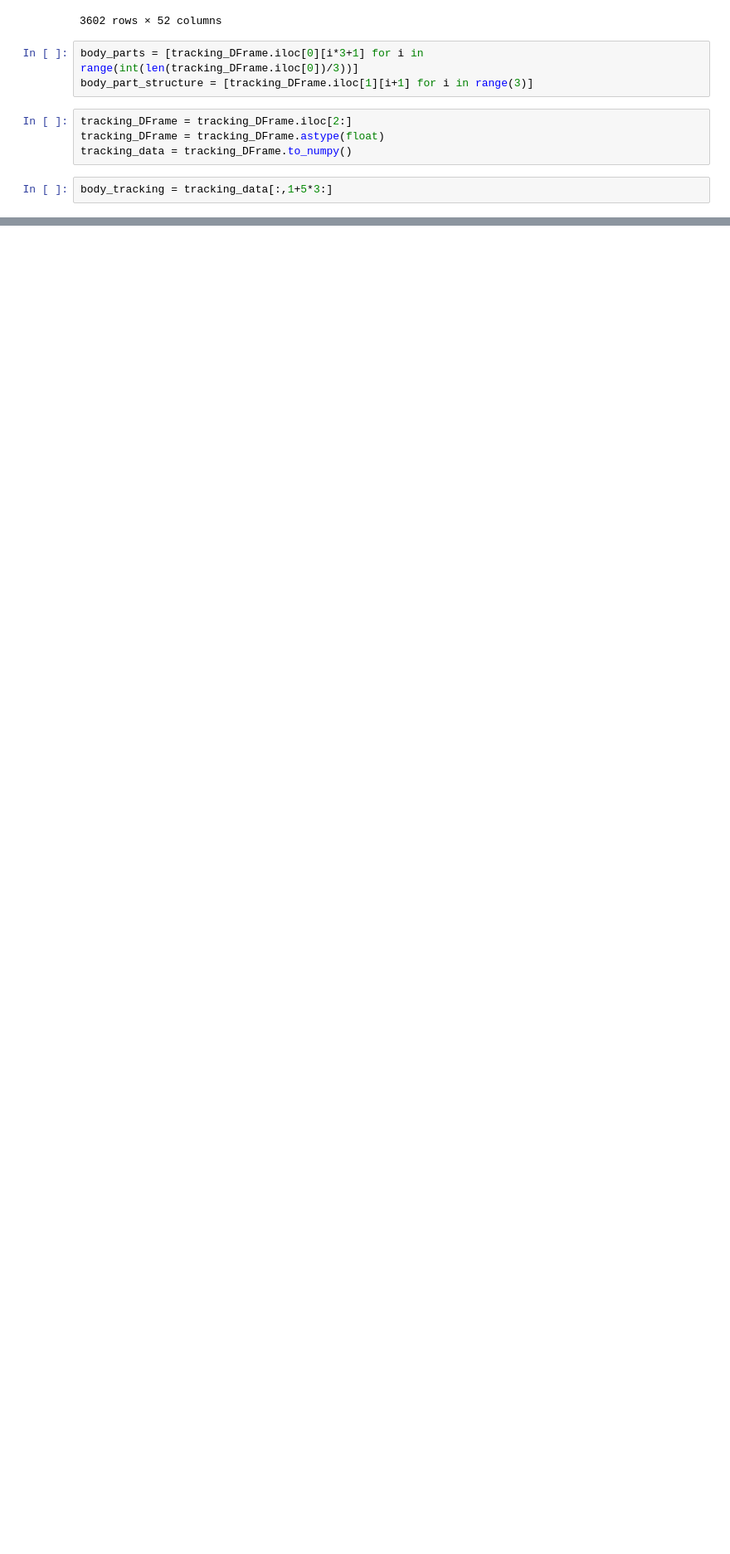
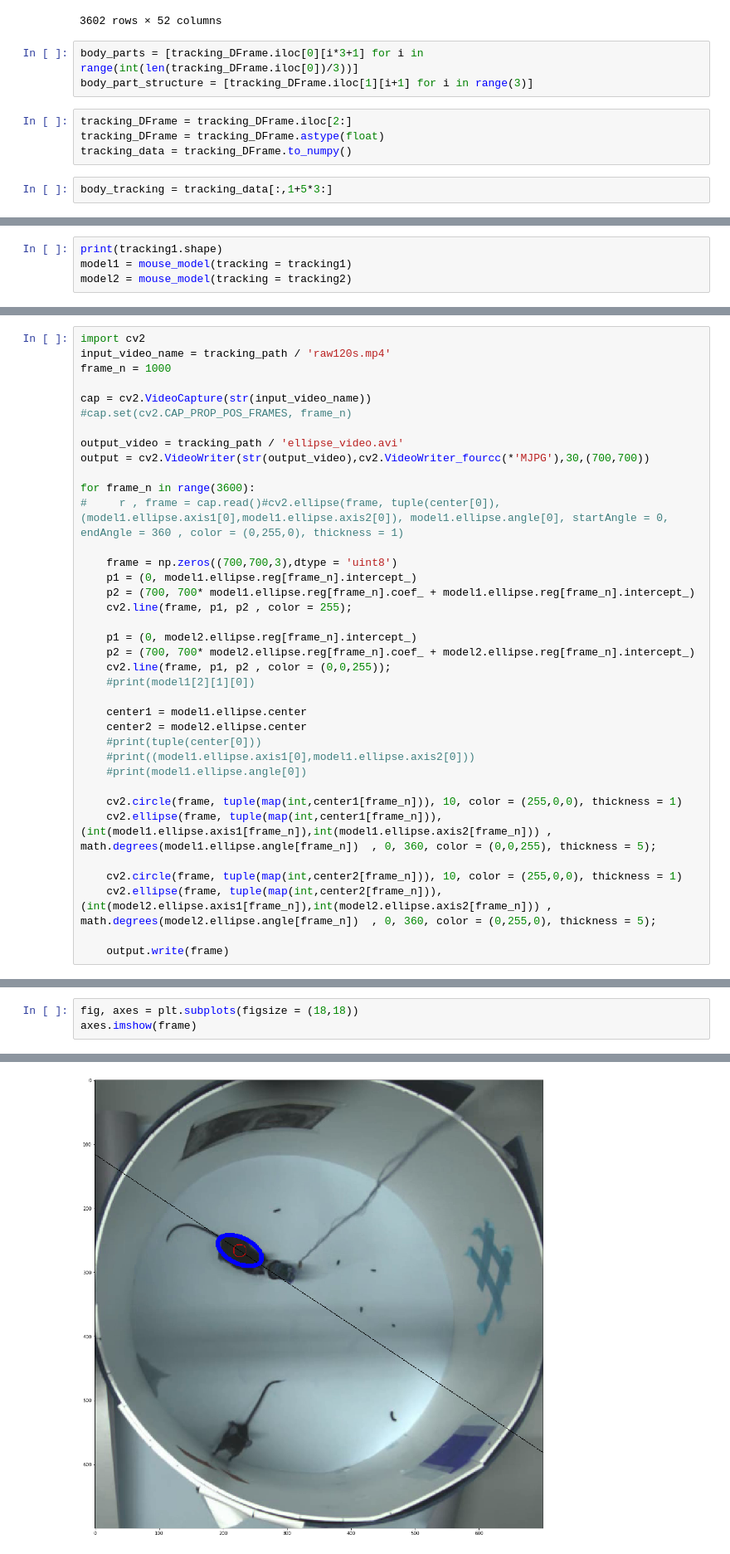
Before and after one commit to melisamc89/social_interaction, a Jupyter notebook: src/ethogram_parameters.ipynb, the cells around one changed output, grey strips where cells are left out. Shown: that part at 83% size. Cells and saved outputs as stored; diff of their text form; blank space fills up the shorter version.

Commit message:
build mouse ellipse model

```diff
--- a/src/ethogram_parameters.ipynb
+++ b/src/ethogram_parameters.ipynb
@@ -142,0 +231,4 @@ parameters
+# %%
+print(tracking1.shape)
+model1 = mouse_model(tracking = tracking1)
+model2 = mouse_model(tracking = tracking2)
@@ -142,0 +251,37 @@ parameters
+# %%
+import cv2
+input_video_name = tracking_path / 'raw120s.mp4'
+frame_n = 1000
+
+cap = cv2.VideoCapture(str(input_video_name))
+#cap.set(cv2.CAP_PROP_POS_FRAMES, frame_n)
+
+output_video = tracking_path / 'ellipse_video.avi'
+output = cv2.VideoWriter(str(output_video),cv2.VideoWriter_fourcc(*'MJPG'),30,(700,700))
+
+for frame_n in range(3600):
+#     r , frame = cap.read()#cv2.ellipse(frame, tuple(center[0]),(model1.ellipse.axis1[0],model1.ellipse.axis2[0]), model1.ellipse.angle[0], startAngle = 0, endAngle = 360 , color = (0,255,0), thickness = 1)
+
+    frame = np.zeros((700,700,3),dtype = 'uint8')
+    p1 = (0, model1.ellipse.reg[frame_n].intercept_)
+    p2 = (700, 700* model1.ellipse.reg[frame_n].coef_ + model1.ellipse.reg[frame_n].intercept_)
+    cv2.line(frame, p1, p2 , color = 255);
+
+    p1 = (0, model2.ellipse.reg[frame_n].intercept_)
+    p2 = (700, 700* model2.ellipse.reg[frame_n].coef_ + model2.ellipse.reg[frame_n].intercept_)
+    cv2.line(frame, p1, p2 , color = (0,0,255));
+    #print(model1[2][1][0])
+
+    center1 = model1.ellipse.center
+    center2 = model2.ellipse.center
+    #print(tuple(center[0]))
+    #print((model1.ellipse.axis1[0],model1.ellipse.axis2[0]))
+    #print(model1.ellipse.angle[0])
+
+    cv2.circle(frame, tuple(map(int,center1[frame_n])), 10, color = (255,0,0), thickness = 1)
+    cv2.ellipse(frame, tuple(map(int,center1[frame_n])),(int(model1.ellipse.axis1[frame_n]),int(model1.ellipse.axis2[frame_n])) , math.degrees(model1.ellipse.angle[frame_n])  , 0, 360, color = (0,0,255), thickness = 5);
+
+    cv2.circle(frame, tuple(map(int,center2[frame_n])), 10, color = (255,0,0), thickness = 1)
+    cv2.ellipse(frame, tuple(map(int,center2[frame_n])),(int(model2.ellipse.axis1[frame_n]),int(model2.ellipse.axis2[frame_n])) , math.degrees(model2.ellipse.angle[frame_n])  , 0, 360, color = (0,255,0), thickness = 5);
+
+    output.write(frame)
@@ -142,0 +296,4 @@ parameters
+# %%
+fig, axes = plt.subplots(figsize = (18,18))
+axes.imshow(frame)
+# %% [output]
@@ -142,0 +301 @@ parameters
+[figure, added]
```
Also changed, not shown: parts of 12 cells of this notebook, 1 other file.
